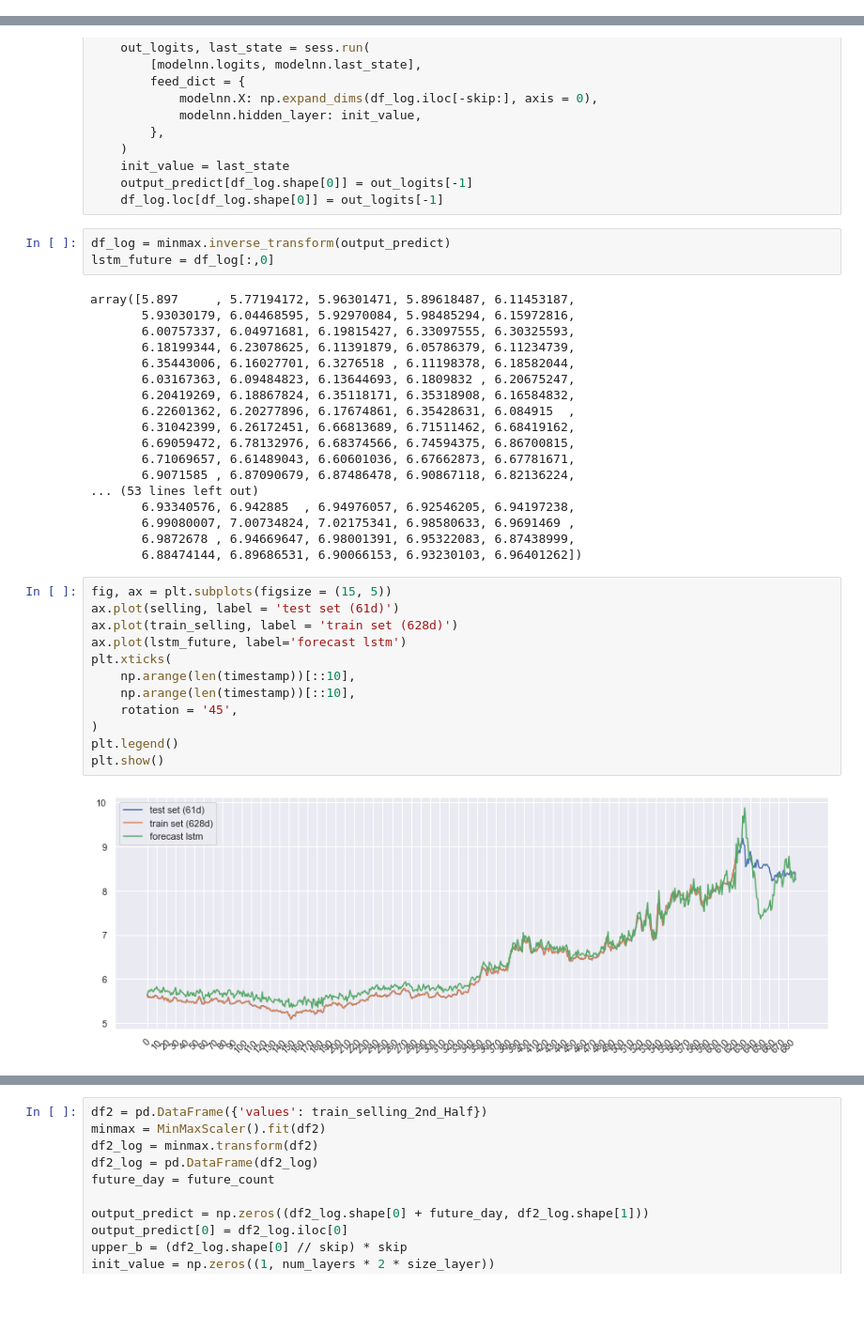
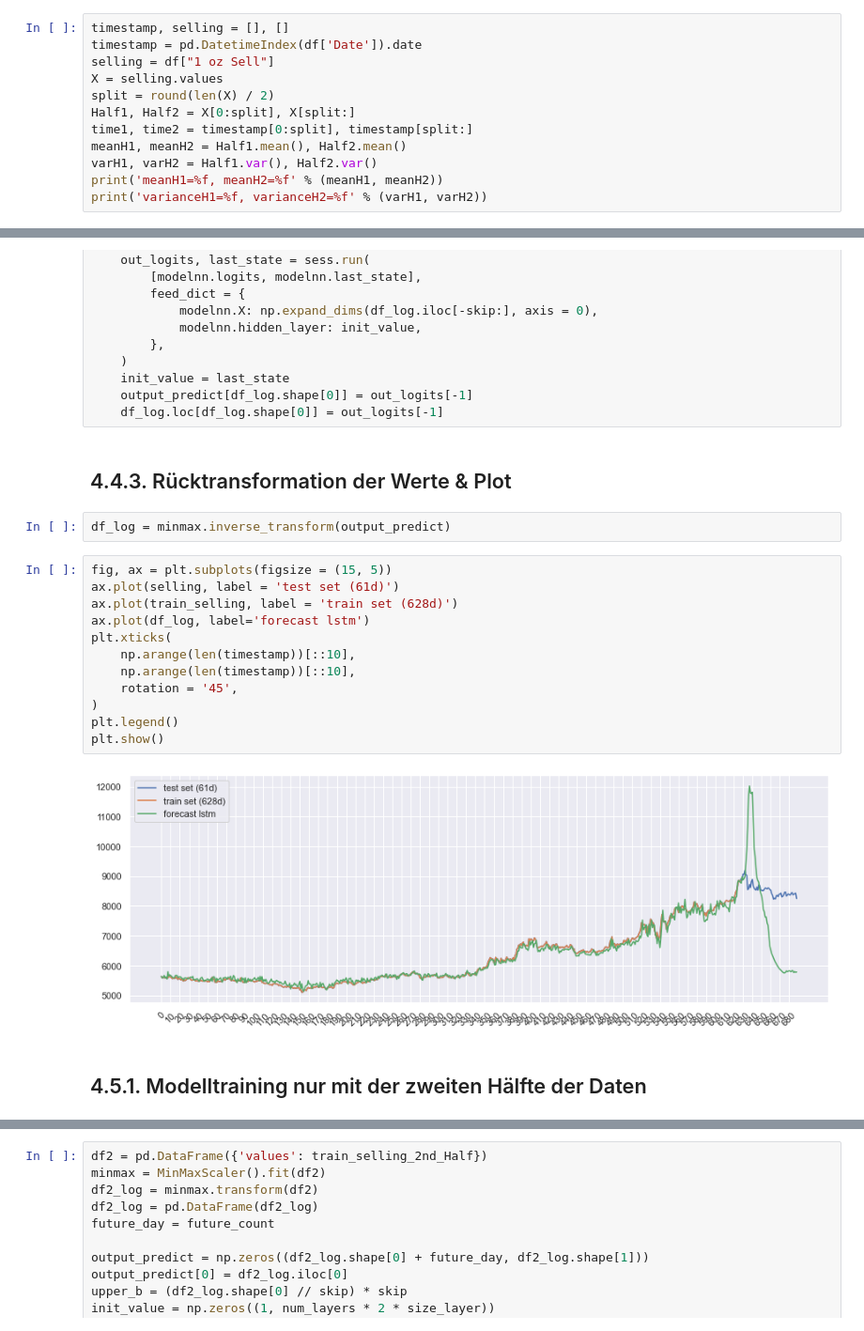
Before and after one commit to firdausizahra/Gruppe3_KijangEmas, a Jupyter notebook: LSTM.ipynb, the cells around one changed output, grey strips where cells are left out. Shown: that part at 94% size. Saved outputs shown, nothing was run; the diff lists cells and outputs as text; blank space fills up the shorter version.

```diff
--- a/LSTM.ipynb
+++ b/LSTM.ipynb
@@ -70,0 +35,12 @@ Critical Values:
+# %%
+timestamp, selling = [], []
+timestamp = pd.DatetimeIndex(df['Date']).date
+selling = df["1 oz Sell"]
+X = selling.values
+split = round(len(X) / 2)
+Half1, Half2 = X[0:split], X[split:]
+time1, time2 = timestamp[0:split], timestamp[split:]
+meanH1, meanH2 = Half1.mean(), Half2.mean()
+varH1, varH2 = Half1.var(), Half2.var()
+print('meanH1=%f, meanH2=%f' % (meanH1, meanH2))
+print('varianceH1=%f, varianceH2=%f' % (varH1, varH2))
@@ -287,41 +310,26 @@ for i in range(future_day):
     init_value = last_state
     output_predict[df_log.shape[0]] = out_logits[-1]
     df_log.loc[df_log.shape[0]] = out_logits[-1]
+# %% [markdown]
+## 4.4.3. Rücktransformation der Werte & Plot
 # %%
 df_log = minmax.inverse_transform(output_predict)
-lstm_future = df_log[:,0]
-# %% [output]
-array([5.897     , 5.77194172, 5.96301471, 5.89618487, 6.11453187,
-       5.93030179, 6.04468595, 5.92970084, 5.98485294, 6.15972816,
-       6.00757337, 6.04971681, 6.19815427, 6.33097555, 6.30325593,
-       6.18199344, 6.23078625, 6.11391879, 6.05786379, 6.11234739,
-       6.35443006, 6.16027701, 6.3276518 , 6.11198378, 6.18582044,
-       6.03167363, 6.09484823, 6.13644693, 6.1809832 , 6.20675247,
-       6.20419269, 6.18867824, 6.35118171, 6.35318908, 6.16584832,
-       6.22601362, 6.20277896, 6.17674861, 6.35428631, 6.084915  ,
-       6.31042399, 6.26172451, 6.66813689, 6.71511462, 6.68419162,
-       6.69059472, 6.78132976, 6.68374566, 6.74594375, 6.86700815,
-       6.71069657, 6.61489043, 6.60601036, 6.67662873, 6.67781671,
-       6.9071585 , 6.87090679, 6.87486478, 6.90867118, 6.82136224,
-... (53 lines left out)
-       6.93340576, 6.942885  , 6.94976057, 6.92546205, 6.94197238,
-       6.99080007, 7.00734824, 7.02175341, 6.98580633, 6.9691469 ,
-       6.9872678 , 6.94669647, 6.98001391, 6.95322083, 6.87438999,
-       6.88474144, 6.89686531, 6.90066153, 6.93230103, 6.96401262])
 # %%
 fig, ax = plt.subplots(figsize = (15, 5))
 ax.plot(selling, label = 'test set (61d)')
 ax.plot(train_selling, label = 'train set (628d)')
-ax.plot(lstm_future, label='forecast lstm')
+ax.plot(df_log, label='forecast lstm')
 plt.xticks(
     np.arange(len(timestamp))[::10],
     np.arange(len(timestamp))[::10],
     rotation = '45',
 )
 plt.legend()
 plt.show()
 # %% [output]
-[figure, old version]
+[figure, new version]
+# %% [markdown]
+## 4.5.1. Modelltraining nur mit der zweiten Hälfte der Daten
 # %%
 %%time
 
```
Also changed, not shown: parts of 38 cells of this notebook.
